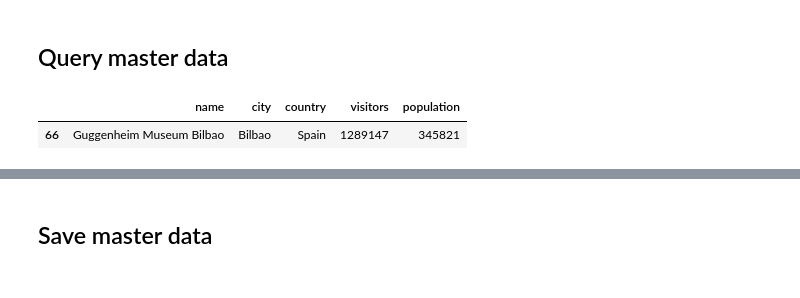
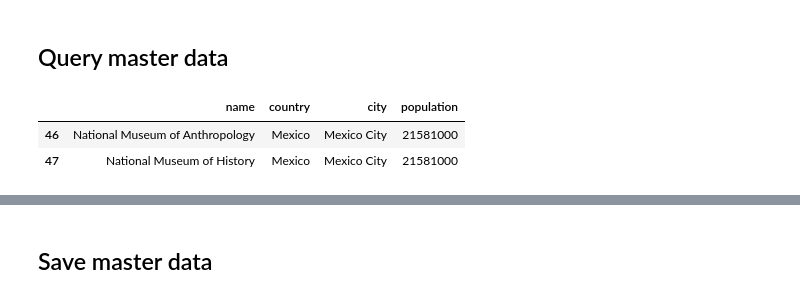
Before and after one commit to bartbalaz/ivado_labs_assignment, a Jupyter notebook: Main.ipynb, the cells around one changed output, grey strips where cells are left out. Drawn from its saved outputs; the diff is of its cells as text; code cells hidden in the pictures.

```diff
--- a/Main.ipynb
+++ b/Main.ipynb
@@ -124,14 +118,8 @@ Done
 ## Query master data
 # %%
 # Query a given city e.g. France,
-#museums.master_data.query('city == "Mexico City"' )[['name', 'country', 'city', 'population']]
-
-# List all the countries
-# museums.master_data['country'].drop_duplicates().sort_values()
-
-#
-# Query a given country for cities with population less than a given value
-museums.master_data.query('country == "Spain" and population < 6000000' )
+museums.master_data.query('city == "Mexico City"' )[['name', 'country', 'city', 'population']]
 # %% [output]
-|  | name | city | country | visitors | population |
-| 66 | Guggenheim Museum Bilbao | Bilbao | Spain | 1289147 | 345821 |
+|  | name | country | city | population |
+| 46 | National Museum of Anthropology | Mexico | Mexico City | 21581000 |
+| 47 | National Museum of History | Mexico | Mexico City | 21581000 |
```
Also changed, not shown: parts of 12 cells of this notebook, 2 other files.
